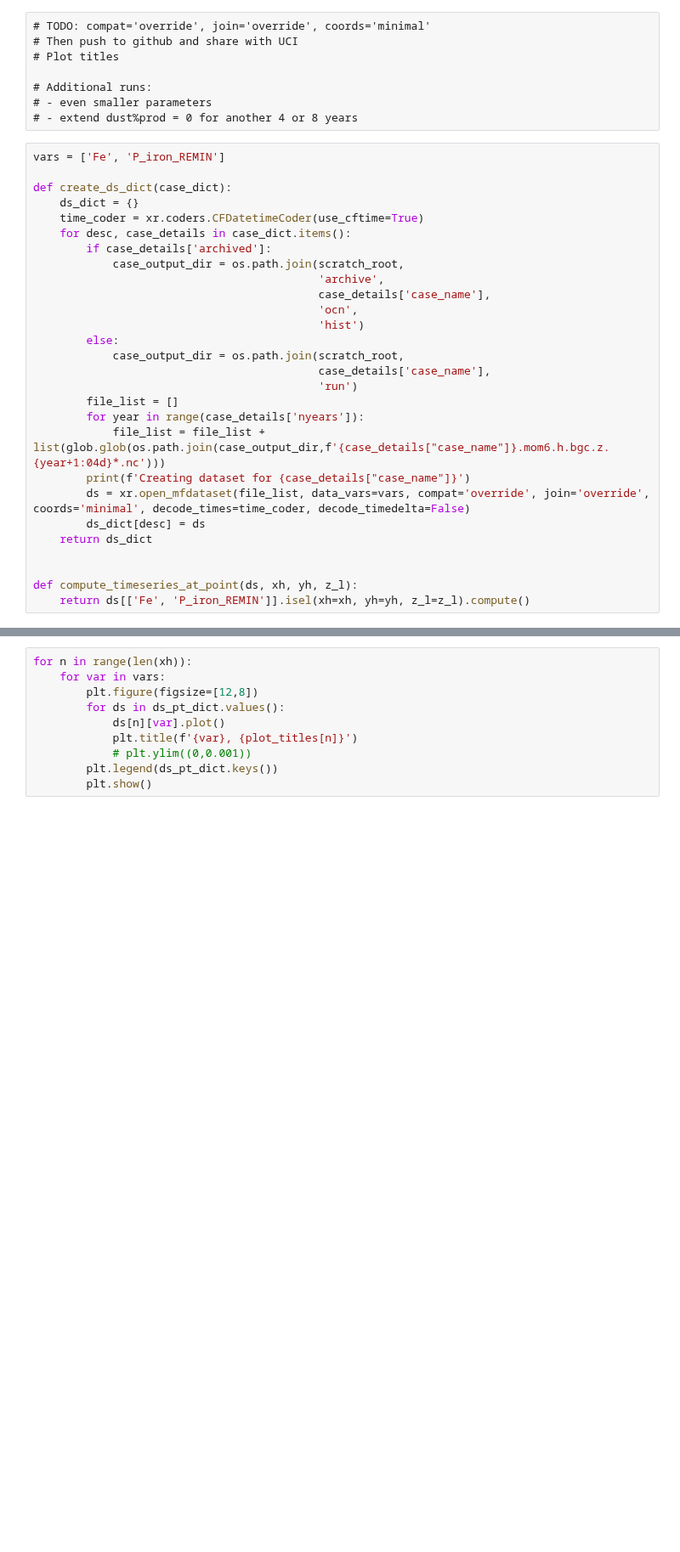
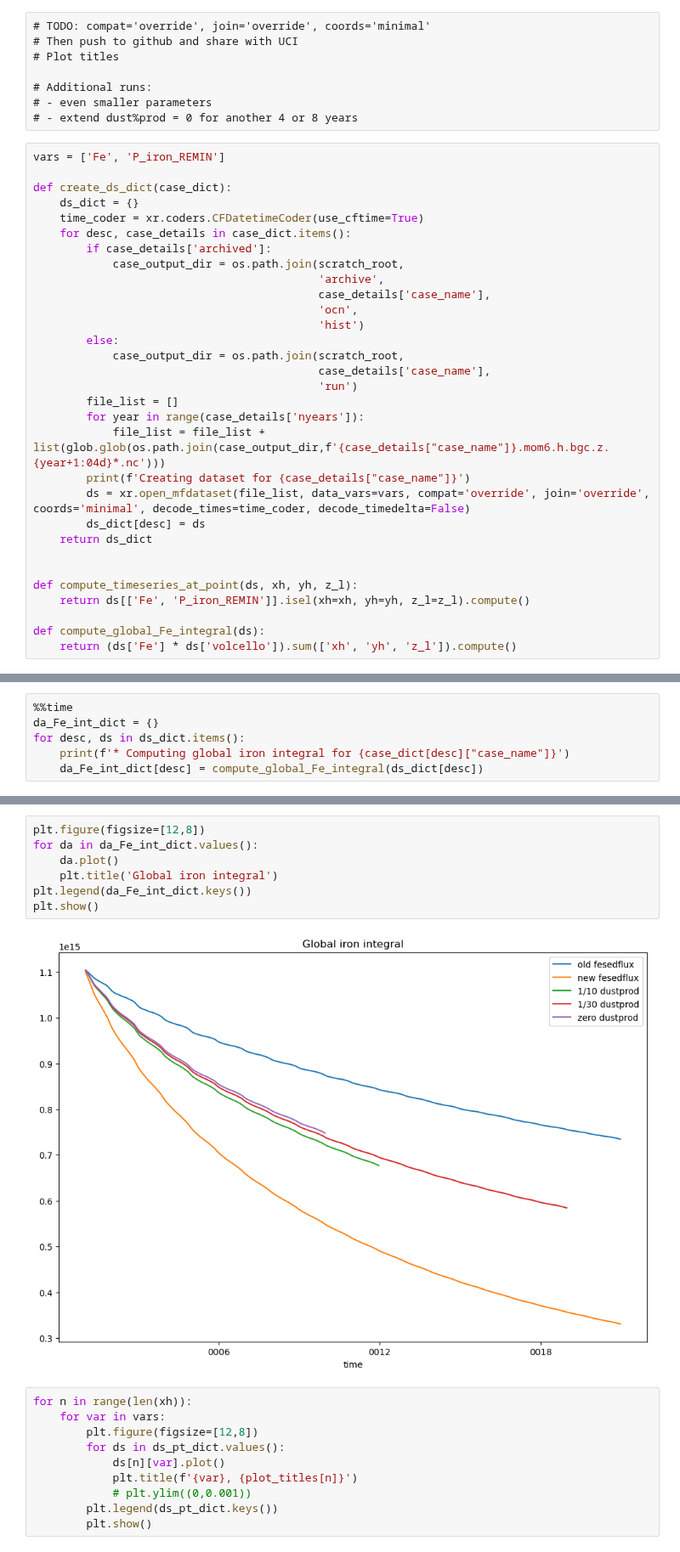
Before and after one commit to mnlevy1981/MARBL-notebooks, a Jupyter notebook: Fe over time.ipynb, the cells around one changed output, grey strips where cells are left out. Shown at 85% size. Drawn from its saved outputs; the diff is of its cells as text; blank space fills up the shorter version.

Commit message:
Add iron integral plot

```diff
--- a/Fe over time.ipynb
+++ b/Fe over time.ipynb
@@ -168,6 +168,9 @@ def create_ds_dict(case_dict):
 
 def compute_timeseries_at_point(ds, xh, yh, z_l):
     return ds[['Fe', 'P_iron_REMIN']].isel(xh=xh, yh=yh, z_l=z_l).compute()
+
+def compute_global_Fe_integral(ds):
+    return (ds['Fe'] * ds['volcello']).sum(['xh', 'yh', 'z_l']).compute()
 # %%
 %%time
 ds_dict = create_ds_dict(case_dict)
@@ -181,0 +185,6 @@ Wall time: 2min 43s
+# %%
+%%time
+da_Fe_int_dict = {}
+for desc, ds in ds_dict.items():
+    print(f'* Computing global iron integral for {case_dict[desc]["case_name"]}')
+    da_Fe_int_dict[desc] = compute_global_Fe_integral(ds_dict[desc])
@@ -211,3 +228,12 @@ Wall time: 16min 11s
+# %%
+plt.figure(figsize=[12,8])
+for da in da_Fe_int_dict.values():
+    da.plot()
+    plt.title('Global iron integral')
+plt.legend(da_Fe_int_dict.keys())
+plt.show()
+# %% [output]
+[figure, added]
 # %%
 for n in range(len(xh)):
     for var in vars:
```
Also changed, not shown: parts of 3 cells of this notebook.
